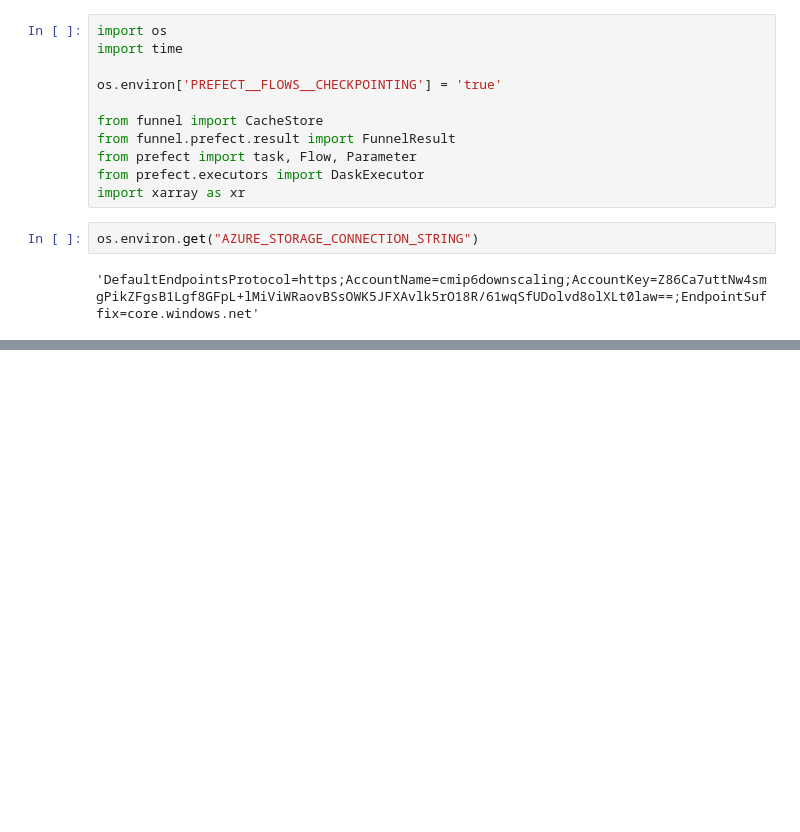
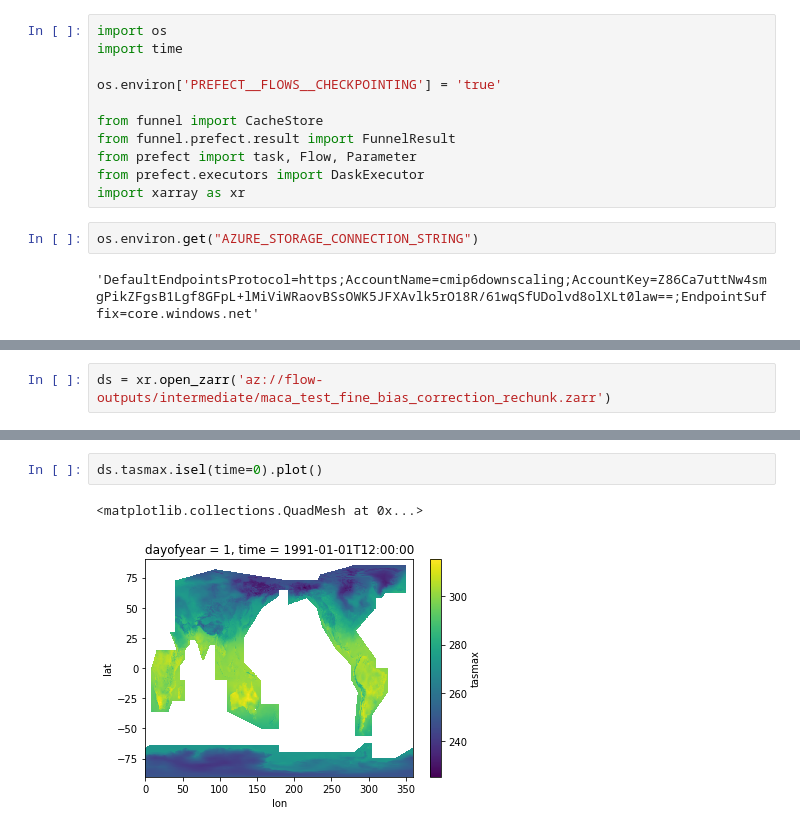
Before and after one commit to carbonplan/cmip6-downscaling, a Jupyter notebook: notebooks/maca_workflow.ipynb, the cells around one changed output, grey strips where cells are left out. Drawn from its saved outputs; the diff is of its cells as text; blank space fills up the shorter version.

```diff
--- a/notebooks/maca_workflow.ipynb
+++ b/notebooks/maca_workflow.ipynb
@@ -273,0 +171,2 @@ _copy_chunk((slice(2652, 2653, None), slice(30, 60, None), slice(90, 120,
+# %%
+ds = xr.open_zarr('az://flow-outputs/intermediate/maca_test_fine_bias_correction_rechunk.zarr')
@@ -273,0 +215,5 @@ _copy_chunk((slice(2652, 2653, None), slice(30, 60, None), slice(90, 120,
+# %%
+ds.tasmax.isel(time=0).plot()
+# %% [output]
+<matplotlib.collections.QuadMesh at 0x...>
+[figure, added]
```
Also changed, not shown: parts of 45 cells of this notebook, 7 other files.
